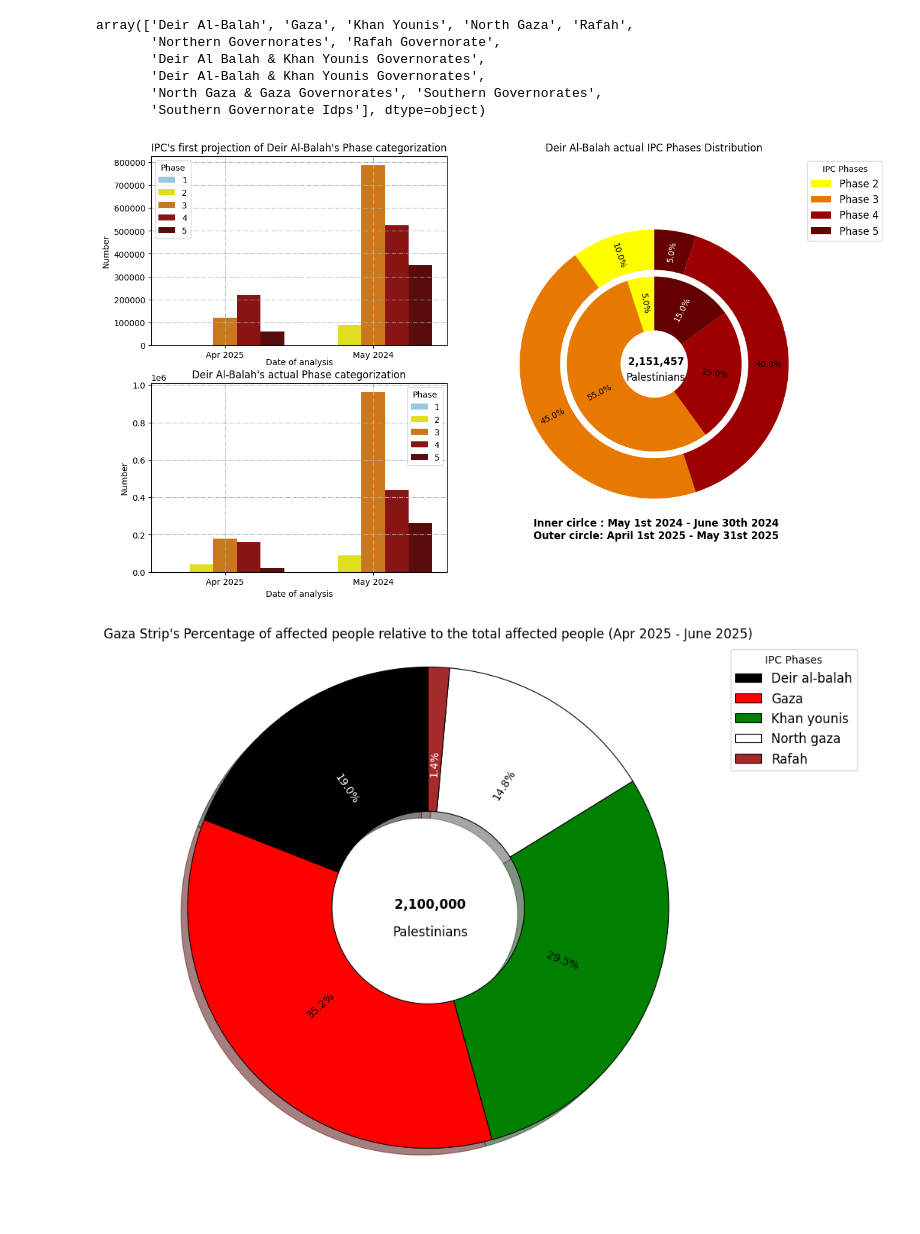
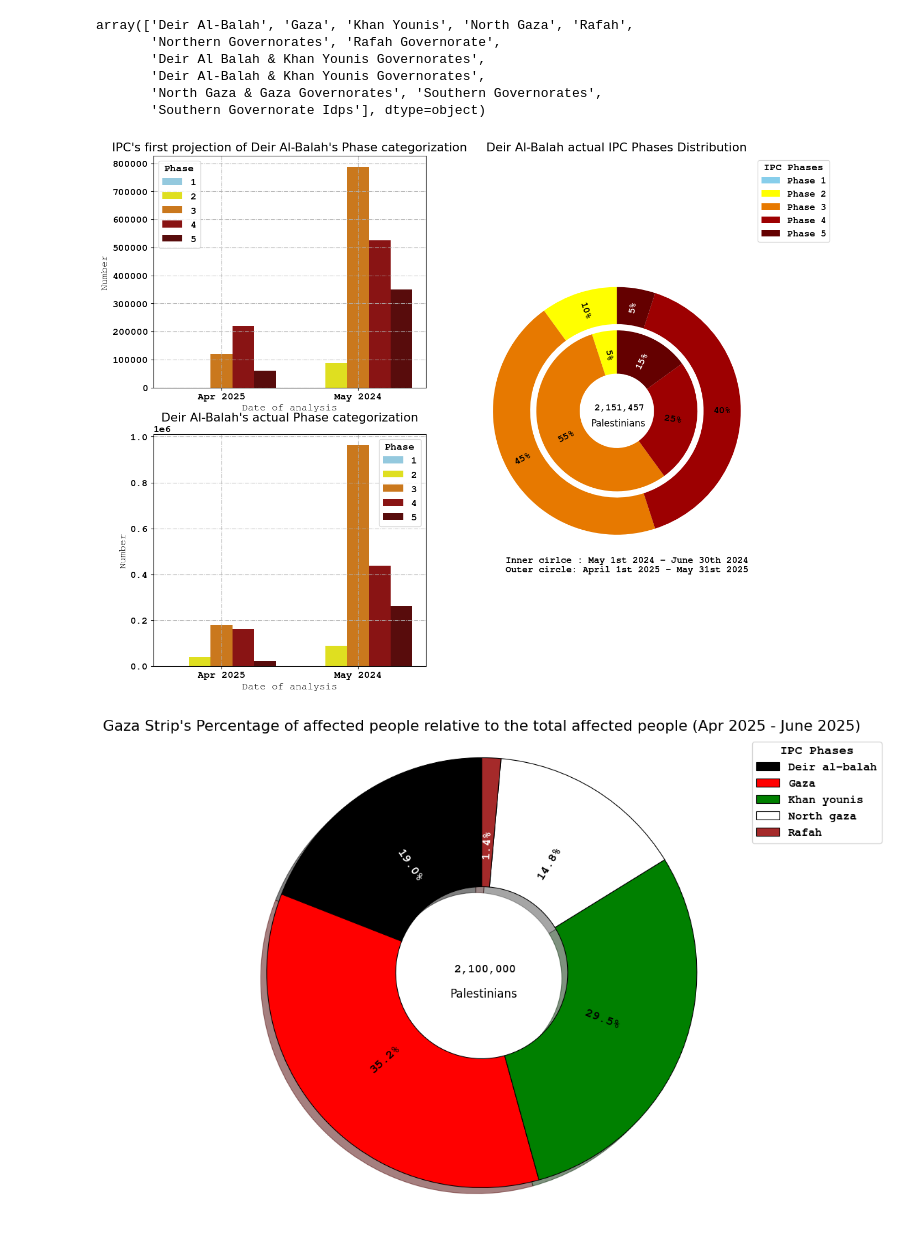
Before and after one commit to MarwanMohammed2500/The-Palestinian-Cause-What-70-Years-of-occupation-can-do-to-a-land-and-its-people, a Jupyter notebook: Chapter 3/Chapter_3.ipynb, the cells around one changed output. Saved outputs shown, nothing was run; the diff lists cells and outputs as text; code cells hidden in the pictures; blank space fills up the shorter version.

```diff
--- a/Chapter 3/Chapter_3.ipynb
+++ b/Chapter 3/Chapter_3.ipynb
@@ -3,6 +3,12 @@ import pandas as pd
 import numpy as np
 import matplotlib.pyplot as plt
 import seaborn as sns
+
+plt.rcParams["font.family"] = "monospace"
+plt.rcParams['font.monospace'] = "FreeMono"
+plt.rcParams['font.size'] = 13
+plt.rcParams['font.weight'] = "bold"
+plt.rcParams['axes.prop_cycle'] = plt.cycler(color=["skyblue", "yellow","#E77900", "#9D0001", "#640000"])
 # %%
 ipc_area = pd.read_csv('ipc_pse_area_long.csv')
 ipc_area_latest = pd.read_csv('ipc_pse_area_long_latest.csv')
@@ -69,69 +75,70 @@ Deir_al_balah_current = IPC_Area.xs(("Deir Al-Balah", "current"), level=["Area",
 Deir_al_balah_projection = IPC_Area.xs(("Deir Al-Balah", "first projection"), level=["Area", "Validity period"])
 # %%
 idx = pd.IndexSlice
-subset_deir_apr_2025 = Deir_al_balah_current.loc[idx[["2","3","4","5"], ["Apr 2025"]], :]
-subset_deir_may_2024 = Deir_al_balah_current.loc[idx[["2","3","4","5"], ["May 2024"]], :]
+subset_deir_apr_2025 = Deir_al_balah_current.loc[idx[["1","2","3","4","5"], ["Apr 2025"]], :]
+subset_deir_may_2024 = Deir_al_balah_current.loc[idx[["1","2","3","4","5"], ["May 2024"]], :]
 # %%
-fig = plt.figure(figsize=(14, 9))
+fig = plt.figure(figsize=(14, 12))
 
 ax1 = fig.add_subplot(2, 2, 1)
-sns.barplot(data=Deir_al_balah_projection, x="Date of analysis", y="Number",
-            palette=["skyblue", "yellow", "#E77900", "#9D0001", "#640000"], hue="Phase", ax=ax1)
+sns.barplot(data=Deir_al_balah_projection, x="Date of analysis", y="Number", hue="Phase", ax=ax1)
 ax1.grid(True, linestyle="-.")
-ax1.set_title("IPC's first projection of Deir Al-Balah's Phase categorization")
+ax1.set_title("IPC's first projection of Deir Al-Balah's Phase categorization", fontfamily='sans-serif')
 ax1.xaxis.set_label_coords(0.5, -0.07)
 
 ax2 = fig.add_subplot(2, 2, 3)
-sns.barplot(data=Deir_al_balah_current, x="Date of analysis", y="Number",
-            palette=["skyblue", "yellow", "#E77900", "#9D0001", "#640000"], hue="Phase", ax=ax2)
+sns.barplot(data=Deir_al_balah_current, x="Date of analysis", y="Number", hue="Phase", ax=ax2)
 ax2.grid(True, linestyle="-.")
-ax2.set_title("Deir Al-Balah's actual Phase categorization")
+ax2.set_title("Deir Al-Balah's actual Phase categorization", fontfamily='sans-serif')
 
 ax3 = fig.add_subplot(1, 2, 2)
-color_map = {"2": "yellow", "3": "#E77900", "4": "#9D0001", "5": "#640000"}
-colors = [color_map.get(phase, "gray") for phase in ["2", "3", "4", "5"]]
+# color_map = {"2": "yellow", "3": "#E77900", "4": "#9D0001", "5": "#640000"}
+# colors = [color_map.get(phase, "gray") for phase in ["2", "3", "4", "5"]]
 labels = [f"Phase {phase}" for phase in subset_deir_apr_2025.index.get_level_values("Phase")]
 
 pie = ax3.pie(data=subset_deir_apr_2025, x=subset_deir_apr_2025["Number"],
-         autopct='%1.1f%%', startangle=90, colors=colors, wedgeprops=dict(width=0.3),
+         autopct=lambda p: '{:.0f}%'.format(round(p)) if p > 0 else '', startangle=90, wedgeprops=dict(width=0.3),
          radius=1, pctdistance=0.85)
 
 pie2 = ax3.pie(data=subset_deir_apr_2025, x=subset_deir_may_2024["Number"],
-         autopct='%1.1f%%', startangle=90, colors=colors, wedgeprops=dict(width=0.4),
+         autopct=lambda p: '{:.0f}%'.format(round(p)) if p > 0 else '', startangle=90, wedgeprops=dict(width=0.35),
          radius=0.65, pctdistance=0.7)
 
-pie[2][3].set_color("white")
-pie2[2][3].set_color("white")
+pie[2][4].set_color("white")
+pie2[2][4].set_color("white")
 
 for wedge, pct_text, wedge2, pct_text2 in zip(pie[0], pie[2], pie2[0], pie2[2]):
     angle, angle2 = (wedge.theta2 + wedge.theta1)/2, (wedge2.theta2 + wedge2.theta1)/2
 
     pct_text.set_rotation_mode('anchor')
     pct_text2.set_rotation_mode('anchor')
 
     if 90 < angle < 270:
         pct_text.set_rotation(angle + 180)
     else:
         pct_text.set_rotation(angle)
 
     if 90 < angle2 < 270:
         pct_text2.set_rotation(angle2 + 180)
     else:
         pct_text2.set_rotation(angle2)
 
 plt.legend(pie[0], labels, loc='upper left', bbox_to_anchor=(1, 1), title="IPC Phases", fontsize=12)
 
-ax3.set_title("Deir Al-Balah actual IPC Phases Distribution")
-ax3.text(0, 0.015, f"{subset_deir_apr_2025["Number"].sum()+subset_deir_may_2024["Number"].sum(): ,}", fontsize=12, ha='center', va='center', color='black', fontweight='bold')
-ax3.text(0.01, -0.1, "Palestinians", fontsize=12, ha='center', va='center', color='black')
-ax3.text(-0.9, -1.3, "Inner cirlce : May 1st 2024 - June 30th 2024\nOuter circle: April 1st 2025 - May 31st 2025", fontsize=12, color='black', fontweight='bold')
+ax3.set_title("Deir Al-Balah actual IPC Phases Distribution", fontfamily='sans-serif')
+ax3.text(0, 0.02, f"{subset_deir_apr_2025["Number"].sum()+subset_deir_may_2024["Number"].sum(): ,}",
+         fontsize=12, ha='center', va='center', color='black', fontweight='bold')
+ax3.text(0.01, -0.1, "Palestinians", fontdict = {"fontweight":"normal", "fontfamily":"sans-serif", "fontsize":12},
+         ha='center', va='center', color='black')
+ax3.text(-0.9, -1.3, "Inner cirlce : May 1st 2024 - June 30th 2024\nOuter circle: April 1st 2025 - May 31st 2025",
+         fontsize=12, color='black', fontweight='bold')
 ax3.axis('equal')
 
 
 # plt.savefig("Deir Al-Balah.png")
 plt.show()
 # %% [output]
-[figure, old version]
+[figure, new version]
 # %%
 Area_Latest = ipc_area_latest[["Number", "Area", "Phase", "Validity period"]].loc[ipc_area_latest["Phase"] == "all"].loc[ipc_area_latest["Validity period"] == "current"].groupby("Area").sum()
 
@@ -151,18 +158,19 @@ for wedge, pct_text in zip(pie[0], pie[2]):
         pct_text.set_rotation(angle + 180)
     else:
         pct_text.set_rotation(angle)
-        pct_text.set_rotation_mode('anchor')
+    pct_text.set_rotation_mode('anchor')
 
 plt.legend(pie[0], labels, loc='upper left', bbox_to_anchor=(1, 1), title="IPC Phases", fontsize=12)
-plt.title("Gaza Strip's Percentage of affected people relative to the total affected people (Apr 2025 - June 2025)", loc="Center", pad=5)
+plt.title("Gaza Strip's Percentage of affected people relative to the total affected people (Apr 2025 - June 2025)", loc="Center", fontfamily="sans-serif")
 plt.text(0, 0.015, f"{Area_Latest["Number"].sum(): ,}", fontsize=12, ha='center', va='center', color='black', fontweight='bold')
-plt.text(0.01, -0.1, "Palestinians", fontsize=12, ha='center', va='center', color='black')
+plt.text(0.01, -0.1, "Palestinians", fontdict = {"fontweight":"normal", "fontfamily":"sans-serif", "fontsize":12}
+         , ha='center', va='center', color='black')
 plt.axis('equal')
 
 # plt.savefig("Gaza Strip.png")
 plt.show()
 # %% [output]
-[figure, old version]
+[figure, new version]
 # %%
 fig, (ax1, ax2) = plt.subplots(1, 2, figsize=(14, 7), sharex=True)
 
```
Also changed, not shown: parts of 7 cells of this notebook.
